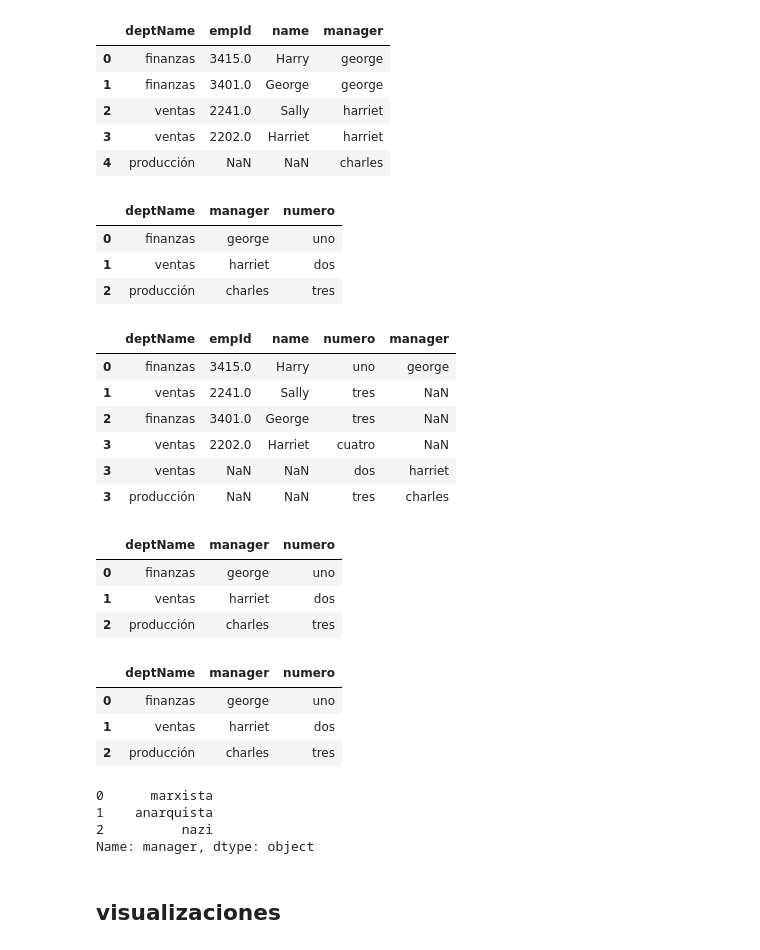
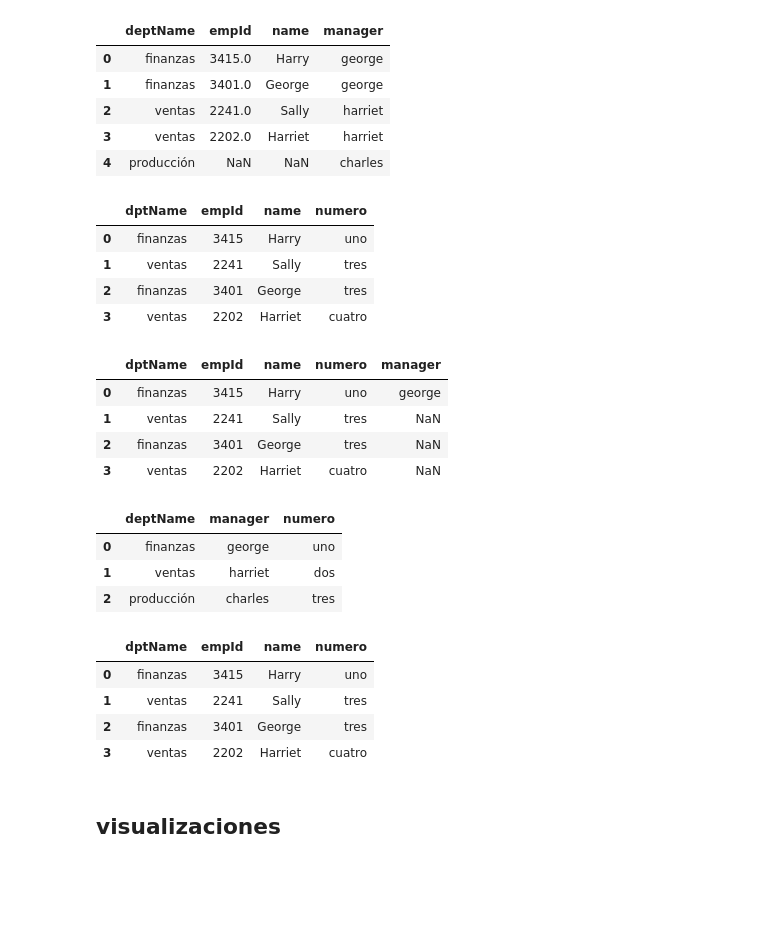
Before and after one commit to v44p/taller_datos, a Jupyter notebook: Taller_data.ipynb, the cells around one changed output. Cells and saved outputs as stored; diff of their text form; code cells hidden in the pictures; blank space fills up the shorter version.

```diff
--- a/Taller_data.ipynb
+++ b/Taller_data.ipynb
@@ -703,7 +728,7 @@ import pandas as pd
 empleadas = {
     'name': ['Harry', 'Sally', 'George', 'Harriet'],
     'empId': [3415, 2241, 3401, 2202],
-    'deptName': ['finanzas', 'ventas', 'finanzas', 'ventas'],
+    'dptName': ['finanzas', 'ventas', 'finanzas', 'ventas'],
 }
 
 departamento = {
@@ -782,22 +821,21 @@ pd.merge(empleadas_df, departamento_df, how="right")
 | 4 | producción | NaN | NaN | charles |
 # %%
 departamento_df['numero'] = ['uno', 'dos', 'tres']; departamento_df
-empleadas_df['numero'] = ['uno', 'tres', 'tres', 'cuatro']; departamento_df
+empleadas_df['numero'] = ['uno', 'tres', 'tres', 'cuatro']; empleadas_df
 # %% [output]
-|  | deptName | manager | numero |
-| 0 | finanzas | george | uno |
-| 1 | ventas | harriet | dos |
-| 2 | producción | charles | tres |
+|  | dptName | empId | name | numero |
+| 0 | finanzas | 3415 | Harry | uno |
+| 1 | ventas | 2241 | Sally | tres |
+| 2 | finanzas | 3401 | George | tres |
+| 3 | ventas | 2202 | Harriet | cuatro |
 # %%
-pd.merge(empleadas_df, departamento_df, on=['deptName', 'numero'], how='outer')
+pd.merge(empleadas_df, departamento_df, on=['dptName', 'numero'], how='left')
 # %% [output]
-|  | deptName | empId | name | numero | manager |
-| 0 | finanzas | 3415.0 | Harry | uno | george |
-| 1 | ventas | 2241.0 | Sally | tres | NaN |
-| 2 | finanzas | 3401.0 | George | tres | NaN |
-| 3 | ventas | 2202.0 | Harriet | cuatro | NaN |
-| 3 | ventas | NaN | NaN | dos | harriet |
-| 3 | producción | NaN | NaN | tres | charles |
+|  | dptName | empId | name | numero | manager |
+| 0 | finanzas | 3415 | Harry | uno | george |
+| 1 | ventas | 2241 | Sally | tres | NaN |
+| 2 | finanzas | 3401 | George | tres | NaN |
+| 3 | ventas | 2202 | Harriet | cuatro | NaN |
 # %%
 departamento_df
 # %% [output]
@@ -805,13 +843,14 @@ departamento_df
 | 0 | finanzas | george | uno |
 | 1 | ventas | harriet | dos |
 | 2 | producción | charles | tres |
-# %%
-departamento_df
-# %% [output]
-|  | deptName | manager | numero |
-| 0 | finanzas | george | uno |
-| 1 | ventas | harriet | dos |
-| 2 | producción | charles | tres |
+# %%
+empleadas_df
+# %% [output]
+|  | dptName | empId | name | numero |
+| 0 | finanzas | 3415 | Harry | uno |
+| 1 | ventas | 2241 | Sally | tres |
+| 2 | finanzas | 3401 | George | tres |
+| 3 | ventas | 2202 | Harriet | cuatro |
 # %%
 ideologia = {
     'george':'marxista',
@@ -822,12 +861,7 @@ ideologia = {
 # %%
 # por favor don Jupyter, me podría mapear la ideología ...
 
-departamento_df['manager'].map(ideologia)
+departamento_df['ideologia'] = departamento_df['manager'].map(ideologia)
-# %% [output]
-0      marxista
-1    anarquista
-2          nazi
-Name: manager, dtype: object
 # %% [markdown]
 ## visualizaciones
 # %%
```
Also changed, not shown: parts of 13 cells of this notebook, 1 other file.
